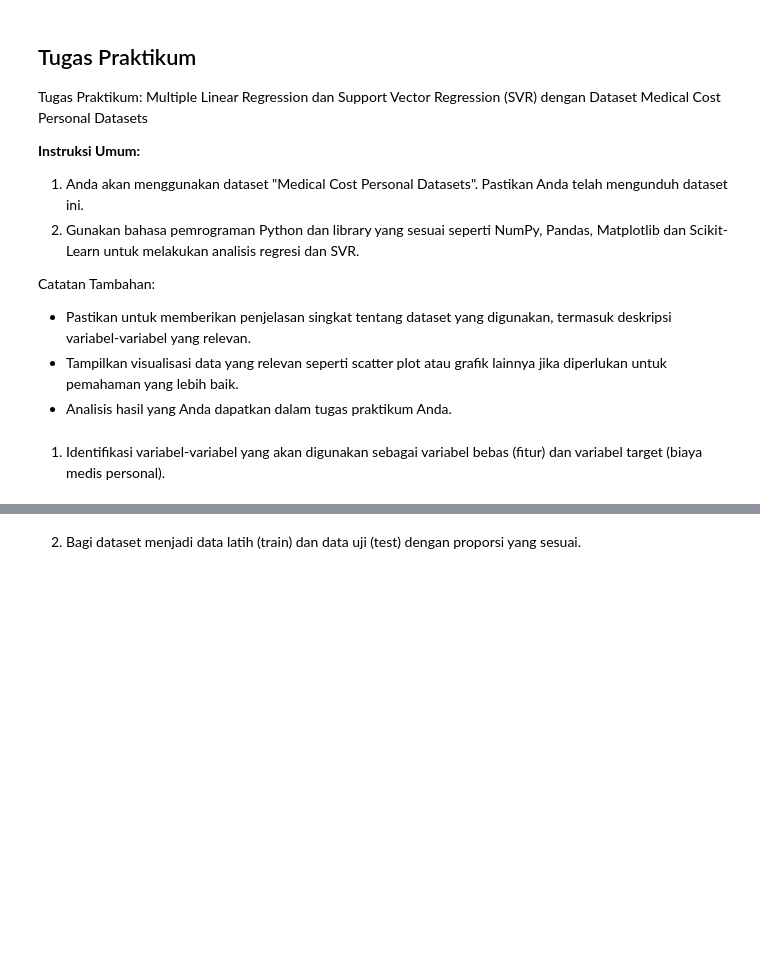
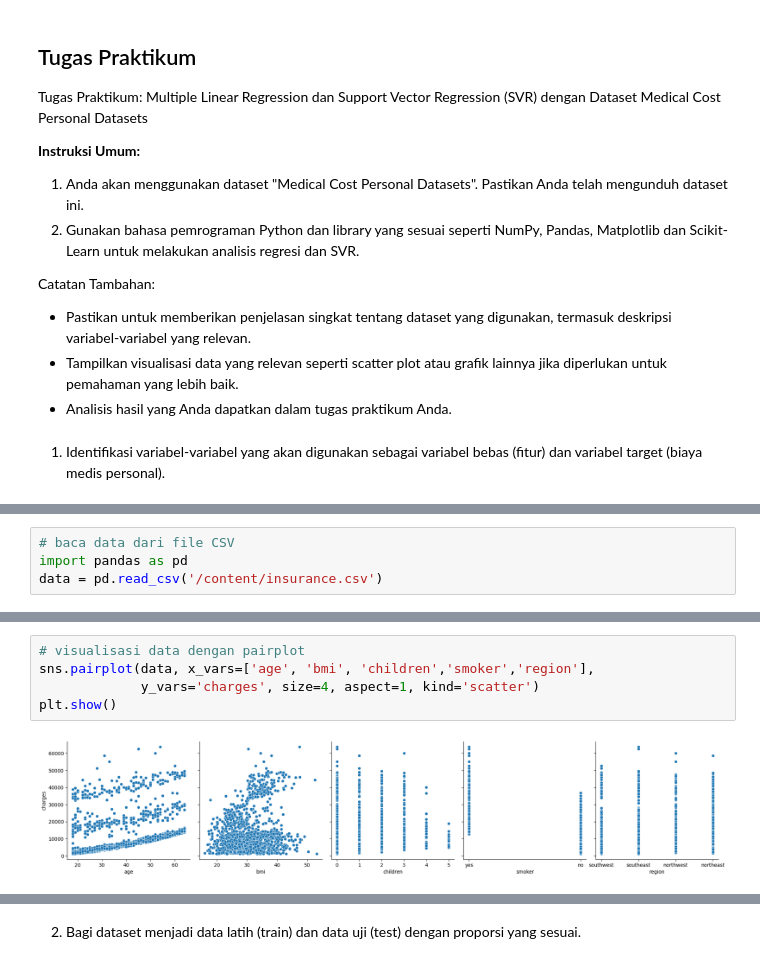
Before and after one commit to yasminenavishaa/Machine-Learning, a Jupyter notebook: Pertemuan3.ipynb, the cells around one changed output, grey strips where cells are left out. Drawn from its saved outputs; the diff is of its cells as text; blank space fills up the shorter version.

```diff
--- a/Pertemuan3.ipynb
+++ b/Pertemuan3.ipynb
@@ -357 +336,5 @@ df.head()
+# %%
+# baca data dari file CSV
+import pandas as pd
+data = pd.read_csv('/content/insurance.csv')
 # %%
@@ -389,0 +385,7 @@ memory usage: 73.3+ KB
+# %%
+# visualisasi data dengan pairplot
+sns.pairplot(data, x_vars=['age', 'bmi', 'children','smoker','region'],
+             y_vars='charges', size=4, aspect=1, kind='scatter')
+plt.show()
+# %% [output]
+[figure, added]
```
Also changed, not shown: parts of 15 cells of this notebook.
